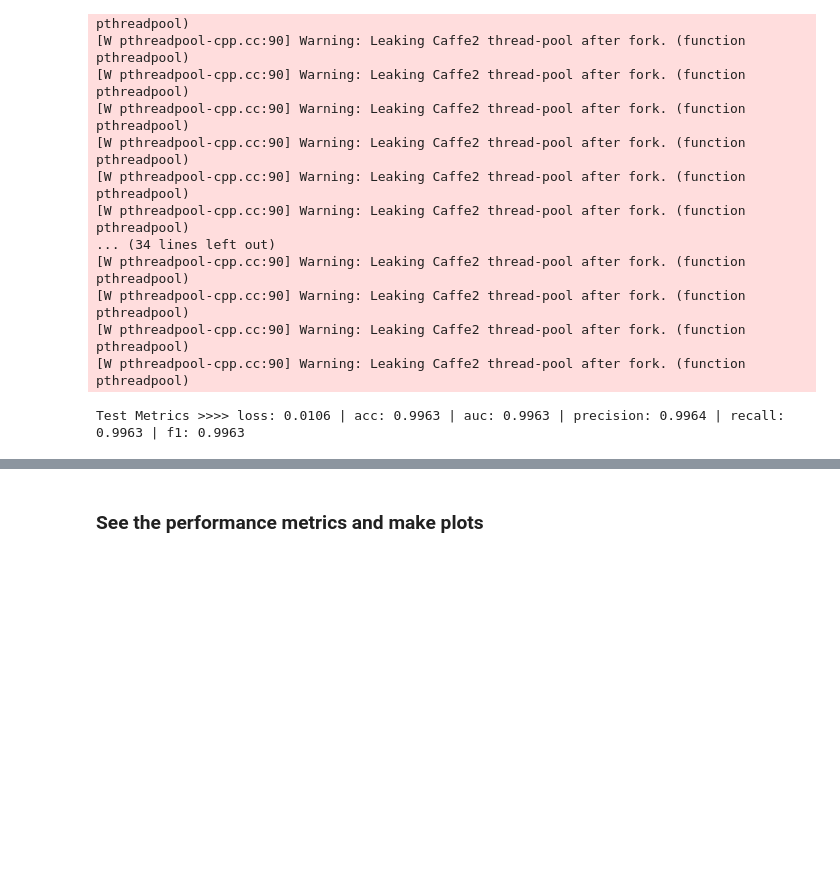
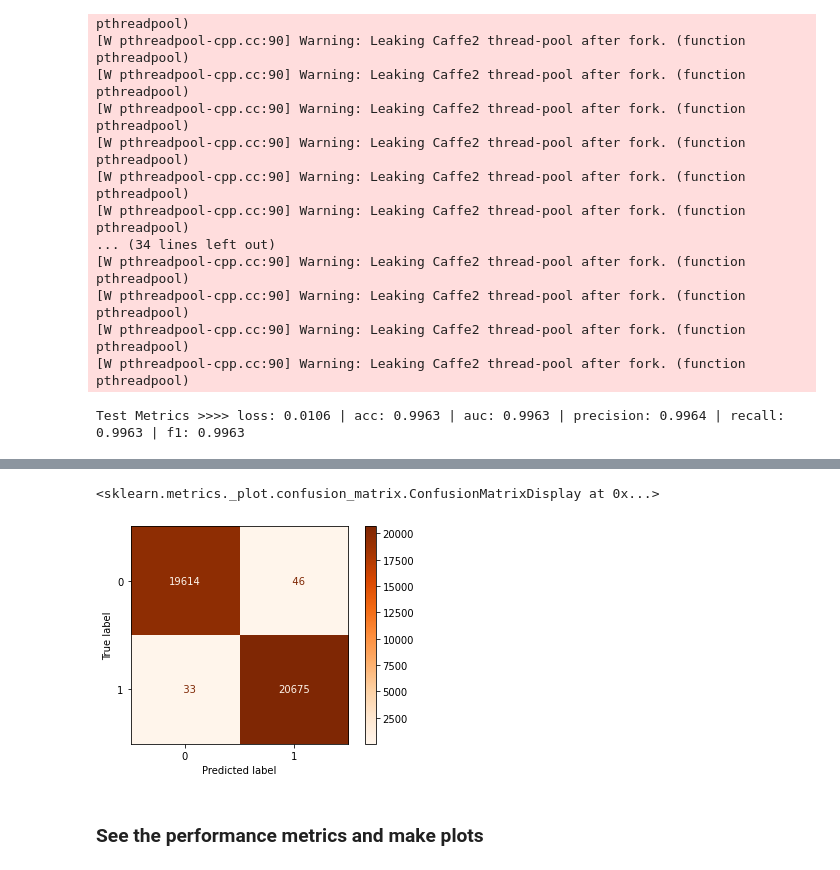
Before and after one commit to Algorithmic-Finance/robo.meta.trader, a Jupyter notebook: dltb/notebooks/kantek-training-pytorch-converged-mobilenetv3-sanity-check.ipynb, the cells around one changed output, grey strips where cells are left out. Saved outputs shown, nothing was run; the diff lists cells and outputs as text; code cells hidden in the pictures; blank space fills up the shorter version.

Commit message:
merged confusion matrix and pytorch training notebook

```diff
--- a/dltb/notebooks/kantek-training-pytorch-converged-mobilenetv3-sanity-check.ipynb
+++ b/dltb/notebooks/kantek-training-pytorch-converged-mobilenetv3-sanity-check.ipynb
@@ -562,0 +566,11 @@ Test Metrics >>>> loss: 0.0106 | acc: 0.9963 | auc: 0.9963 | precision: 0.9964 |
+# %%
+preds = []
+y = []
+# %%
+for inputs, labels in test_data_loader:
+    inputs, labels = torch.squeeze(inputs.to(device)), torch.squeeze(labels.to(device))
+
+    outputs =  torch.squeeze(mobilenet_v3_large(inputs))
+    outputs = torch.where(outputs < 0.5, 0, 1)
+    preds += outputs.cpu().detach().numpy().tolist()
+    y += labels.cpu().detach().numpy().tolist()
@@ -563,3 +595,10 @@ Test Metrics >>>> loss: 0.0106 | acc: 0.9963 | auc: 0.9963 | precision: 0.9964 |
+# %%
+# plot_confusion_matrix(clf, X_test, y_test)
+# plt.show()
+ConfusionMatrixDisplay(confusion_matrix=confusion_matrix(y, preds)).plot(values_format = '5d', cmap='Oranges')
+# %% [output]
+<sklearn.metrics._plot.confusion_matrix.ConfusionMatrixDisplay at 0x...>
+[figure, added]
 # %% [markdown]
 ### See the performance metrics and make plots
 # %%
```
Also changed, not shown: parts of 5 cells of this notebook, 1 other file.
